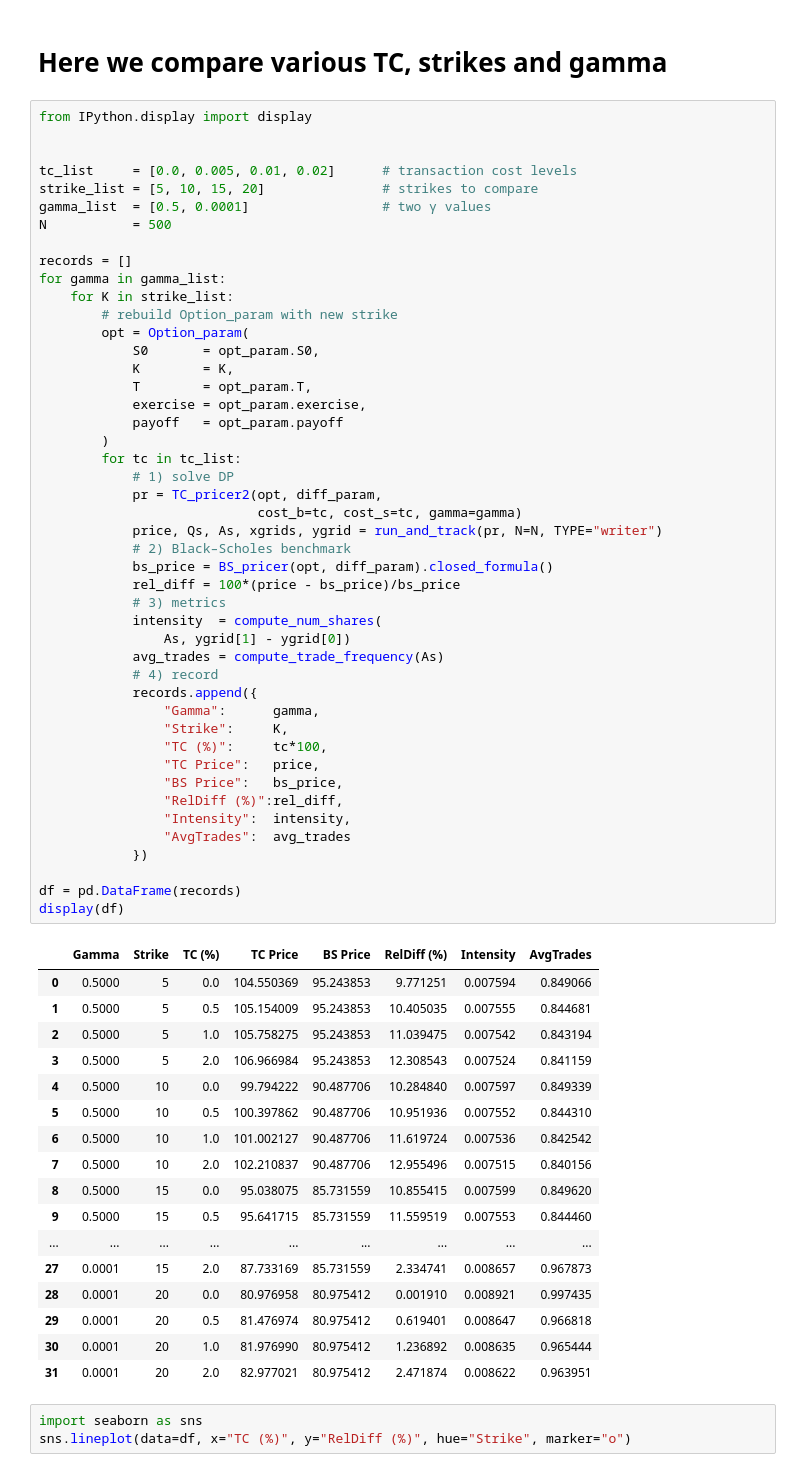
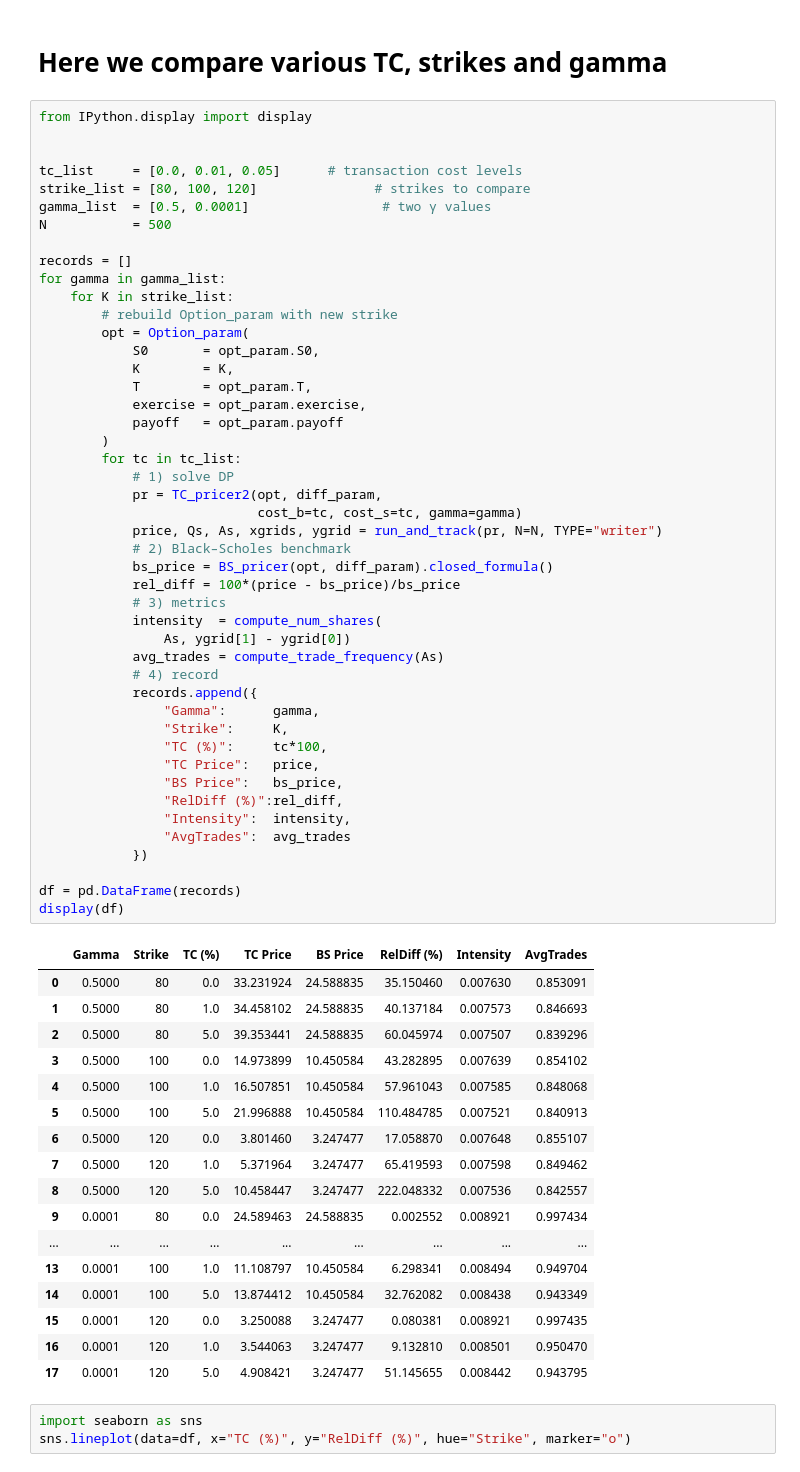
Before and after one commit to JulesArzel/Deep_Hedging_v2, a Jupyter notebook: New approach/4.1 Option pricing with transaction costs.ipynb, the cells around one changed output. Cells and saved outputs as stored; diff of their text form.

```diff
--- a/New approach/4.1 Option pricing with transaction costs.ipynb
+++ b/New approach/4.1 Option pricing with transaction costs.ipynb
@@ -795,8 +799,8 @@ RMSE at t=0.10 : 0.0028024130012175856
 from IPython.display import display
 
 
-tc_list     = [0.0, 0.005, 0.01, 0.02]      # transaction cost levels
-strike_list = [5, 10, 15, 20]               # strikes to compare
+tc_list     = [0.0, 0.01, 0.05]      # transaction cost levels
+strike_list = [80, 100, 120]               # strikes to compare
 gamma_list  = [0.5, 0.0001]                 # two γ values
 N           = 500
 
@@ -812,49 +816,49 @@ for gamma in gamma_list:
             payoff   = opt_param.payoff
         )
         for tc in tc_list:
             # 1) solve DP
             pr = TC_pricer2(opt, diff_param,
                             cost_b=tc, cost_s=tc, gamma=gamma)
             price, Qs, As, xgrids, ygrid = run_and_track(pr, N=N, TYPE="writer")
             # 2) Black–Scholes benchmark
             bs_price = BS_pricer(opt, diff_param).closed_formula()
             rel_diff = 100*(price - bs_price)/bs_price
             # 3) metrics
             intensity  = compute_num_shares(
                 As, ygrid[1] - ygrid[0])
             avg_trades = compute_trade_frequency(As)
             # 4) record
             records.append({
                 "Gamma":      gamma,
                 "Strike":     K,
                 "TC (%)":     tc*100,
                 "TC Price":   price,
                 "BS Price":   bs_price,
                 "RelDiff (%)":rel_diff,
                 "Intensity":  intensity,
                 "AvgTrades":  avg_trades
             })
 
 df = pd.DataFrame(records)
 display(df)
 # %% [output]
 |  | Gamma | Strike | TC (%) | TC Price | BS Price | RelDiff (%) | Intensity | AvgTrades |
-| 0 | 0.5000 | 5 | 0.0 | 104.550369 | 95.243853 | 9.771251 | 0.007594 | 0.849066 |
-| 1 | 0.5000 | 5 | 0.5 | 105.154009 | 95.243853 | 10.405035 | 0.007555 | 0.844681 |
-| 2 | 0.5000 | 5 | 1.0 | 105.758275 | 95.243853 | 11.039475 | 0.007542 | 0.843194 |
-| 3 | 0.5000 | 5 | 2.0 | 106.966984 | 95.243853 | 12.308543 | 0.007524 | 0.841159 |
-| 4 | 0.5000 | 10 | 0.0 | 99.794222 | 90.487706 | 10.284840 | 0.007597 | 0.849339 |
-| 5 | 0.5000 | 10 | 0.5 | 100.397862 | 90.487706 | 10.951936 | 0.007552 | 0.844310 |
-| 6 | 0.5000 | 10 | 1.0 | 101.002127 | 90.487706 | 11.619724 | 0.007536 | 0.842542 |
-| 7 | 0.5000 | 10 | 2.0 | 102.210837 | 90.487706 | 12.955496 | 0.007515 | 0.840156 |
-| 8 | 0.5000 | 15 | 0.0 | 95.038075 | 85.731559 | 10.855415 | 0.007599 | 0.849620 |
-| 9 | 0.5000 | 15 | 0.5 | 95.641715 | 85.731559 | 11.559519 | 0.007553 | 0.844460 |
+| 0 | 0.5000 | 80 | 0.0 | 33.231924 | 24.588835 | 35.150460 | 0.007630 | 0.853091 |
+| 1 | 0.5000 | 80 | 1.0 | 34.458102 | 24.588835 | 40.137184 | 0.007573 | 0.846693 |
+| 2 | 0.5000 | 80 | 5.0 | 39.353441 | 24.588835 | 60.045974 | 0.007507 | 0.839296 |
+| 3 | 0.5000 | 100 | 0.0 | 14.973899 | 10.450584 | 43.282895 | 0.007639 | 0.854102 |
+| 4 | 0.5000 | 100 | 1.0 | 16.507851 | 10.450584 | 57.961043 | 0.007585 | 0.848068 |
+| 5 | 0.5000 | 100 | 5.0 | 21.996888 | 10.450584 | 110.484785 | 0.007521 | 0.840913 |
+| 6 | 0.5000 | 120 | 0.0 | 3.801460 | 3.247477 | 17.058870 | 0.007648 | 0.855107 |
+| 7 | 0.5000 | 120 | 1.0 | 5.371964 | 3.247477 | 65.419593 | 0.007598 | 0.849462 |
+| 8 | 0.5000 | 120 | 5.0 | 10.458447 | 3.247477 | 222.048332 | 0.007536 | 0.842557 |
+| 9 | 0.0001 | 80 | 0.0 | 24.589463 | 24.588835 | 0.002552 | 0.008921 | 0.997434 |
 | ... | ... | ... | ... | ... | ... | ... | ... | ... |
-| 27 | 0.0001 | 15 | 2.0 | 87.733169 | 85.731559 | 2.334741 | 0.008657 | 0.967873 |
-| 28 | 0.0001 | 20 | 0.0 | 80.976958 | 80.975412 | 0.001910 | 0.008921 | 0.997435 |
-| 29 | 0.0001 | 20 | 0.5 | 81.476974 | 80.975412 | 0.619401 | 0.008647 | 0.966818 |
-| 30 | 0.0001 | 20 | 1.0 | 81.976990 | 80.975412 | 1.236892 | 0.008635 | 0.965444 |
-| 31 | 0.0001 | 20 | 2.0 | 82.977021 | 80.975412 | 2.471874 | 0.008622 | 0.963951 |
+| 13 | 0.0001 | 100 | 1.0 | 11.108797 | 10.450584 | 6.298341 | 0.008494 | 0.949704 |
+| 14 | 0.0001 | 100 | 5.0 | 13.874412 | 10.450584 | 32.762082 | 0.008438 | 0.943349 |
+| 15 | 0.0001 | 120 | 0.0 | 3.250088 | 3.247477 | 0.080381 | 0.008921 | 0.997435 |
+| 16 | 0.0001 | 120 | 1.0 | 3.544063 | 3.247477 | 9.132810 | 0.008501 | 0.950470 |
+| 17 | 0.0001 | 120 | 5.0 | 4.908421 | 3.247477 | 51.145655 | 0.008442 | 0.943795 |
 # %%
 import seaborn as sns
 sns.lineplot(data=df, x="TC (%)", y="RelDiff (%)", hue="Strike", marker="o")
```
Also changed, not shown: parts of 9 cells of this notebook, 2 other files.
